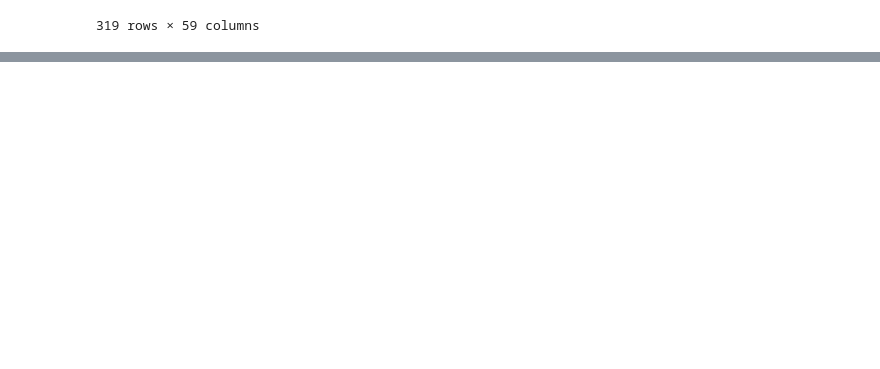
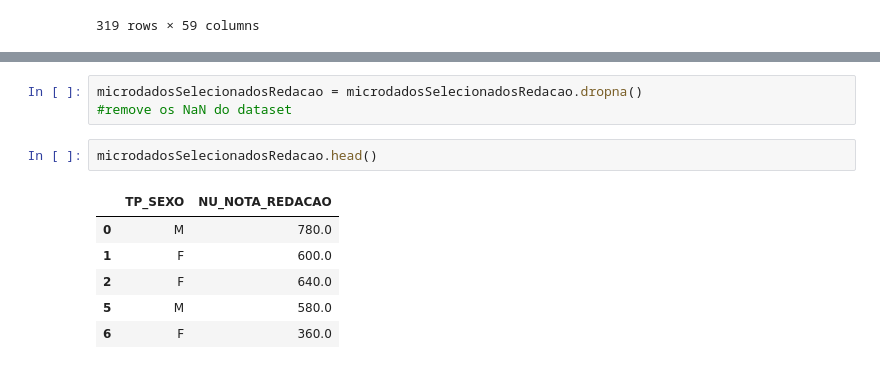
Before and after one commit to Lz-Rod/analise_de_dados_Python_Enem_2019, a Jupyter notebook: develop/programa/Analise - Enem 2019.ipynb, the cells around one changed output, grey strips where cells are left out. Cells and saved outputs as stored; diff of their text form; blank space fills up the shorter version.

```diff
--- a/develop/programa/Analise - Enem 2019.ipynb
+++ b/develop/programa/Analise - Enem 2019.ipynb
@@ -259,0 +273,12 @@ mulheres_cegueira
+# %%
+microdadosSelecionadosRedacao = microdadosSelecionadosRedacao.dropna()
+#remove os NaN do dataset
+# %%
+microdadosSelecionadosRedacao.head()
+# %% [output]
+|  | TP_SEXO | NU_NOTA_REDACAO |
+| 0 | M | 780.0 |
+| 1 | F | 600.0 |
+| 2 | F | 640.0 |
+| 5 | M | 580.0 |
+| 6 | F | 360.0 |
```
Also changed, not shown: parts of 13 cells of this notebook, 2 other files.
